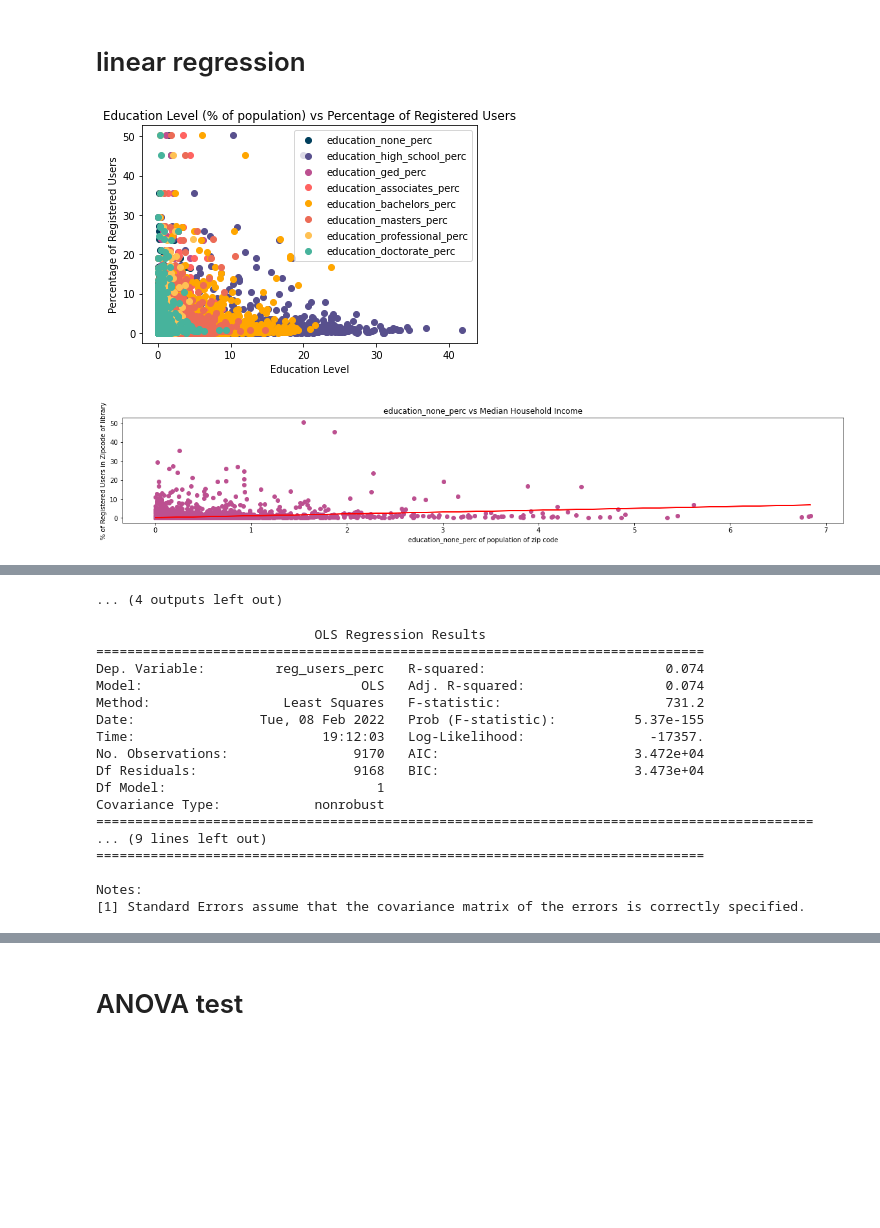
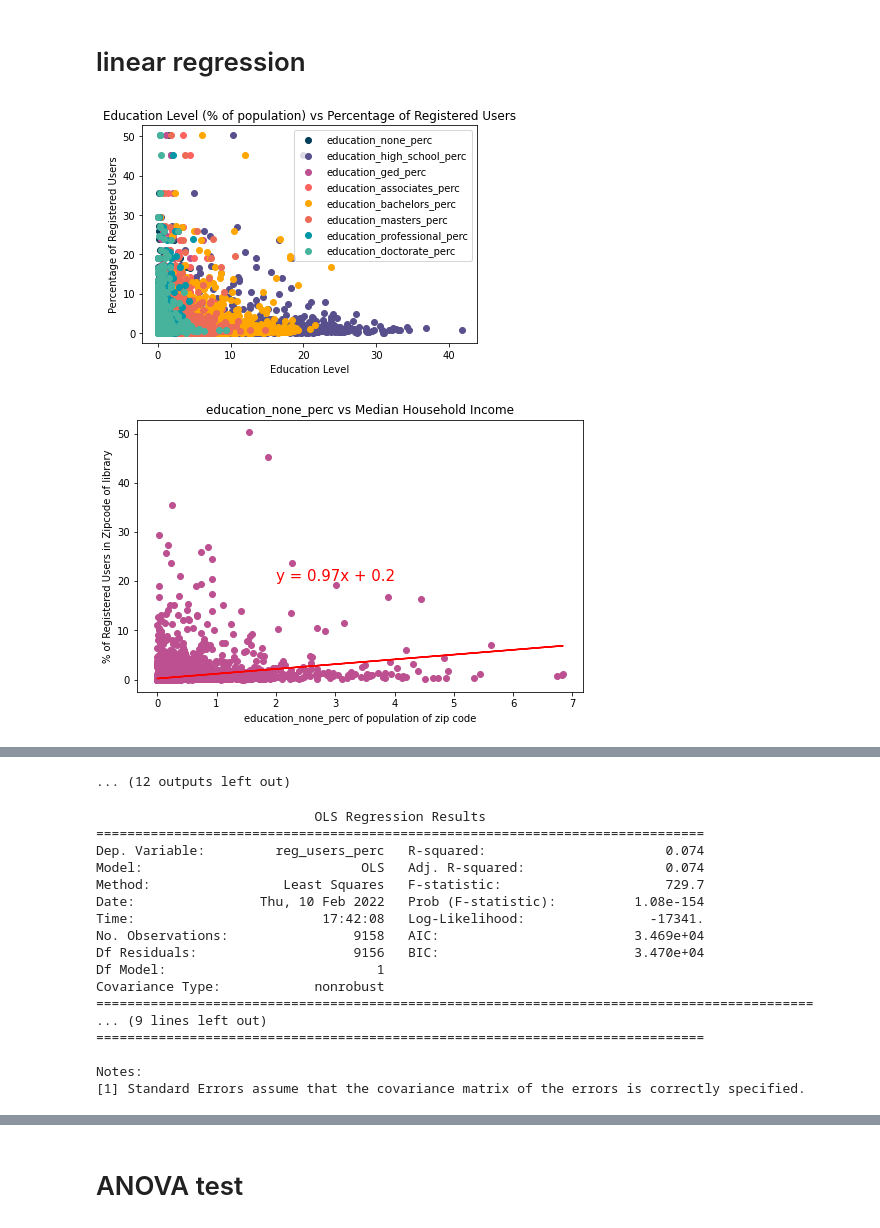
Before and after one commit to alvessab/smu_project1_libraries, a Jupyter notebook: Analysis education v registered users.ipynb, the cells around one changed output, grey strips where cells are left out. Saved outputs shown, nothing was run; the diff lists cells and outputs as text; code cells hidden in the pictures; blank space fills up the shorter version.

Commit message:
education v registered users

```diff
--- a/Analysis education v registered users.ipynb
+++ b/Analysis education v registered users.ipynb
@@ -96,8 +91,10 @@ df1.loc[mask]
+# %%
+df= df1.copy()
 # %%
-# drop outlier in reported data
-mask= df1.total_edu <=100
-df= df1.loc[mask]
-df.head()
+# Reported Education Numbers over total population of area
+mask= df.total_edu <= 100
+df = df.loc[mask]
+df
 # %% [output]
 |  | State | Library ID | Submission Year | Library Name | Street Address | City | Zip Code | Longitude | ... |
 | 0 | AK | AK0001 | 2015 | ANCHOR POINT PUBLIC LIBRARY | 72551 MILO FRITZ AVENUE | ANCHOR POINT | 99556 | -151.840007 | ... |
@@ -108,0 +112,5 @@ df.head()
+# %%
+# Drop Registered Users under 0%
+mask= df1["reg_users_perc"] >0
+df= df.loc[mask]
+df
@@ -109,5 +152,10 @@ df.head()
 # %%
-palette = ["#003F5C", "#58508D", "#BC5090", "#FF6361", "#FFA600", "#EC6B56", "#FFC154", "#47B39C"]
+#create seaborn color palette
+# https://towardsdatascience.com/how-to-use-your-own-color-palettes-with-seaborn-a45bf5175146
+colors = ["#003F5C", "#58508D", "#BC5090", "#FF6361", "#FFA600", "#EC6B56", "#0097a7", "#47B39C"]
+
+# Set your custom color palette
+palette = sns.set_palette(sns.color_palette(colors))
 
 percentages= ['education_none_perc', 'education_high_school_perc',
        'education_ged_perc', 'education_associates_perc',
@@ -359,7 +505,7 @@ plt.scatter(df["education_ged_perc"], df["reg_users_perc"], color= "#BC5090")
 plt.scatter(df["education_associates_perc"], df["reg_users_perc"], color= "#FF6361")
 plt.scatter(df["education_bachelors_perc"], df["reg_users_perc"], color= "#FFA600")
 plt.scatter(df["education_masters_perc"], df["reg_users_perc"], color= "#EC6B56")
-plt.scatter(df["education_professional_perc"], df["reg_users_perc"], color= "#FFC154")
+plt.scatter(df["education_professional_perc"], df["reg_users_perc"], color= "#0097a7")
 plt.scatter(df["education_doctorate_perc"], df["reg_users_perc"], color= "#47B39C")
 
 plt.legend(percentages)
@@ -372,32 +518,40 @@ plt.ylabel('Percentage of Registered Users')
 
 plt.show()
 # %% [output]
-[figure, old version]
+[figure, new version]
 # %%
 #linear regression
 
 
 for perc in percentages:
 
     # Add the linear regression equation and line to plot
-    plt.figure(figsize=(20,3))
+    plt.figure(figsize=(8,5))
     x_values = df[perc]
     y_values = df["reg_users_perc"]
     (slope, intercept, rvalue, pvalue, stderr) = linregress(x_values, y_values)
     regress_values = x_values * slope + intercept
     line_eq = "y = " + str(round(slope,2)) + "x + " + str(round(intercept,2))
     plt.scatter(x_values,y_values, color="#BC5090")
     plt.plot(x_values,regress_values,"r-")
-    plt.annotate(line_eq,(20,37),fontsize=15,color="red")
+    plt.annotate(line_eq,(2, 20),fontsize=15,color="red")
     plt.xlabel(f"{perc} of population of zip code")
     plt.ylabel('% of Registered Users in Zipcode of library')
     plt.title(f'{perc} vs Median Household Income')
     plt.show()
 
-    plt.figure(figsize=(20,3))
-    plt.scatter(y_values, regress_values) # plot predicted data
+    #predicted vs actual
+    plt.figure(figsize=(8,5))
+    plt.scatter(y_values, regress_values, color="#58508D") # plot predicted data
     plt.plot(y_values,y_values) # plot a line of actual data
+    plt.xlabel("Prediction Value for Education Level %")
+    plt.ylabel('% of Registered Users in Zipcode of library')
+    plt.title("Predicted vs Actual")
+    plt.show()
 
-    plt.show()
+    #https://seaborn.pydata.org/generated/seaborn.residplot.html
+    #residual plot
+    ax = sns.residplot(x=perc, y="reg_users_perc", data=df, color="#FFA600")
+    plt.title("Residual Plot")
 # %% [output]
-[figure, old version]
+[figure, new version]
@@ -415,4 +569,4 @@ for perc in percentages:
-... (4 outputs left out)
+... (12 outputs left out)
 # %%
  # STATSMODELS
 X = df["education_bachelors_perc"]
@@ -430,11 +584,11 @@ print(print_model)
 ==============================================================================
 Dep. Variable:         reg_users_perc   R-squared:                       0.074
 Model:                            OLS   Adj. R-squared:                  0.074
-Method:                 Least Squares   F-statistic:                     731.2
-Date:                Tue, 08 Feb 2022   Prob (F-statistic):          5.37e-155
-Time:                        19:12:03   Log-Likelihood:                -17357.
-No. Observations:                9170   AIC:                         3.472e+04
-Df Residuals:                    9168   BIC:                         3.473e+04
+Method:                 Least Squares   F-statistic:                     729.7
+Date:                Thu, 10 Feb 2022   Prob (F-statistic):          1.08e-154
+Time:                        17:42:08   Log-Likelihood:                -17341.
+No. Observations:                9158   AIC:                         3.469e+04
+Df Residuals:                    9156   BIC:                         3.470e+04
 Df Model:                           1
 Covariance Type:            nonrobust
 ============================================================================================
```
Also changed, not shown: parts of 30 cells of this notebook, 7 other files.
